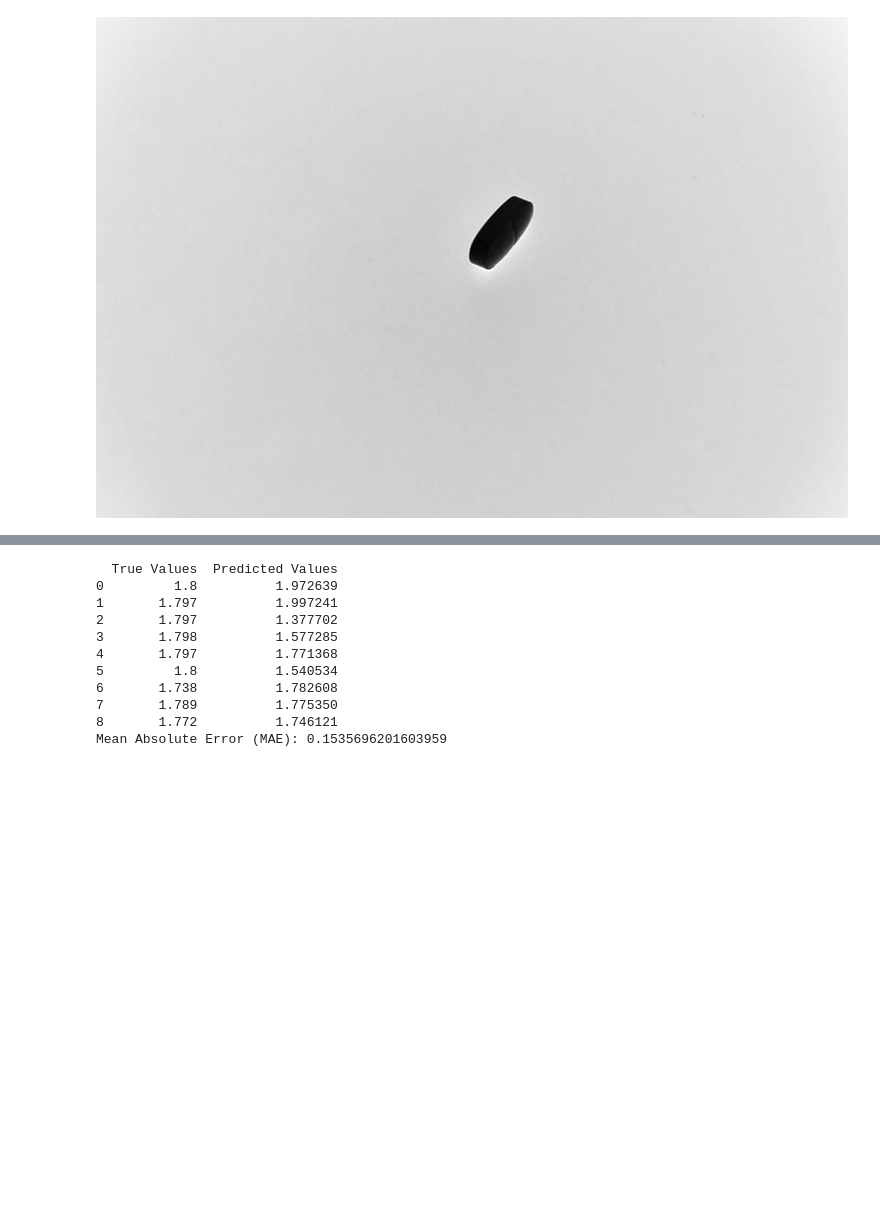
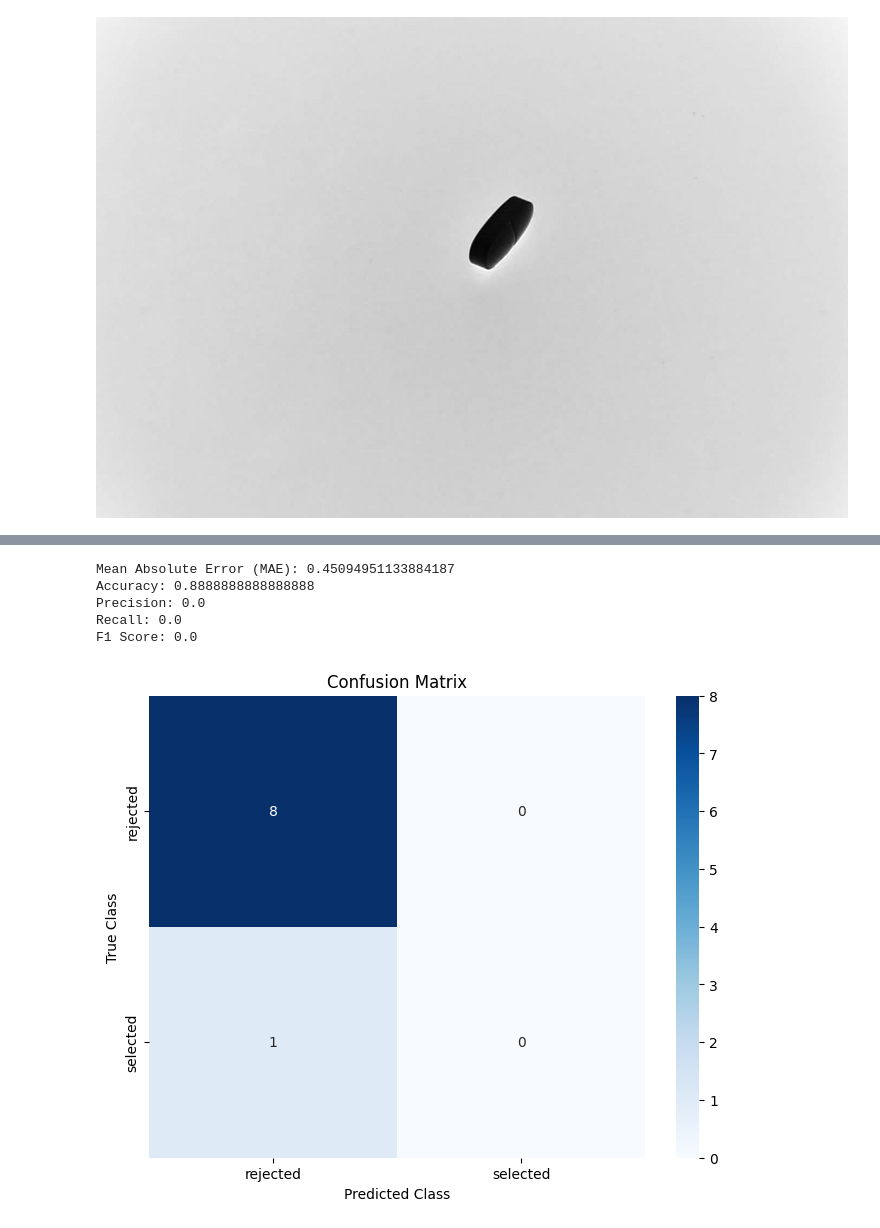
Before and after one commit to Ninaad1007/Weight-Detection-using-Pills-Images, a Jupyter notebook: PillWeight_ai.ipynb, the cells around one changed output, grey strips where cells are left out. Cells and saved outputs as stored; diff of their text form; code cells hidden in the pictures; blank space fills up the shorter version.

```diff
--- a/PillWeight_ai.ipynb
+++ b/PillWeight_ai.ipynb
@@ -399,27 +421,41 @@ plt.show()
-# %%
-import pandas as pd
-
-# Make predictions on the test data
-y_pred = model.predict(X_test)
-
-# Create a DataFrame to display true and predicted values
-results_df = pd.DataFrame({'True Values': y_test, 'Predicted Values': y_pred})
-
-# Print the DataFrame to see the results
-print(results_df)
-
-# Calculate Mean Absolute Error (MAE) to evaluate the model
-mae = mean_absolute_error(y_test, y_pred)
-print(f'Mean Absolute Error (MAE): {mae}')
-# %% [output]
-  True Values  Predicted Values
-0         1.8          1.972639
-1       1.797          1.997241
-2       1.797          1.377702
-3       1.798          1.577285
-4       1.797          1.771368
-5         1.8          1.540534
-6       1.738          1.782608
-7       1.789          1.775350
-8       1.772          1.746121
-Mean Absolute Error (MAE): 0.1535696201603959
+# %%
+from sklearn.metrics import accuracy_score, precision_score, recall_score, f1_score, confusion_matrix
+import seaborn as sns
+
+# Assuming you already have the 'results_df' DataFrame
+
+# Add a new column for classification based on the specified range for predicted values
+results_df['Predicted_Class'] = results_df['Predicted_Values'].apply(lambda x: 'selected' if 1.75 <= x <= 1.78 else 'rejected')
+
+# Calculate Mean Absolute Error (MAE) to evaluate the model
+mae = mean_absolute_error(results_df['True_Values'], results_df['Predicted_Values'])
+print(f'Mean Absolute Error (MAE): {mae}')
+
+# Calculate and print classification metrics
+accuracy = accuracy_score(results_df['True_Class'], results_df['Predicted_Class'])
+precision = precision_score(results_df['True_Class'], results_df['Predicted_Class'], pos_label='selected')
+recall = recall_score(results_df['True_Class'], results_df['Predicted_Class'], pos_label='selected')
+f1 = f1_score(results_df['True_Class'], results_df['Predicted_Class'], pos_label='selected')
+
+print(f'Accuracy: {accuracy}')
+print(f'Precision: {precision}')
+print(f'Recall: {recall}')
+print(f'F1 Score: {f1}')
+
+# Plot the confusion matrix
+conf_mat = confusion_matrix(results_df['True_Class'], results_df['Predicted_Class'])
+
+# Plot confusion matrix using seaborn
+plt.figure(figsize=(8, 6))
+sns.heatmap(conf_mat, annot=True, fmt='d', cmap='Blues', xticklabels=['rejected', 'selected'], yticklabels=['rejected', 'selected'])
+plt.title('Confusion Matrix')
+plt.xlabel('Predicted Class')
+plt.ylabel('True Class')
+plt.show()
+# %% [output]
+Mean Absolute Error (MAE): 0.45094951133884187
+Accuracy: 0.8888888888888888
+Precision: 0.0
+Recall: 0.0
+F1 Score: 0.0
+[figure, added]
```
Also changed, not shown: parts of 5 cells of this notebook.
